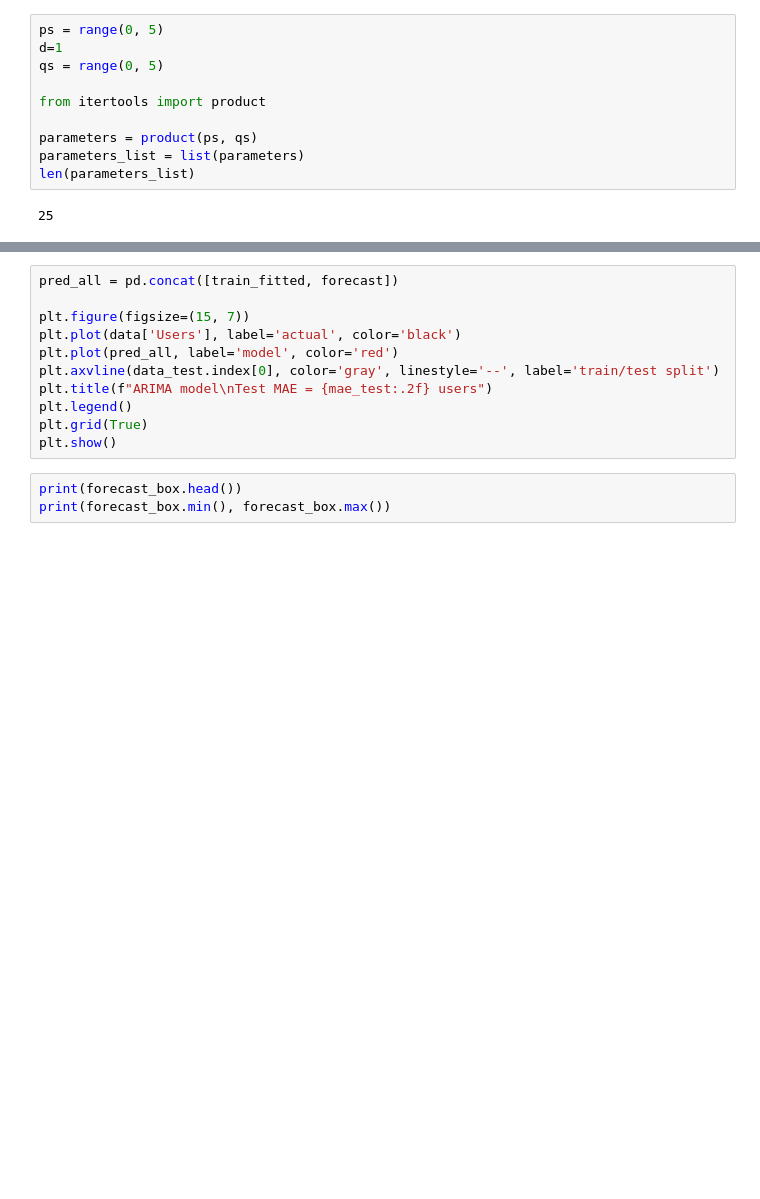
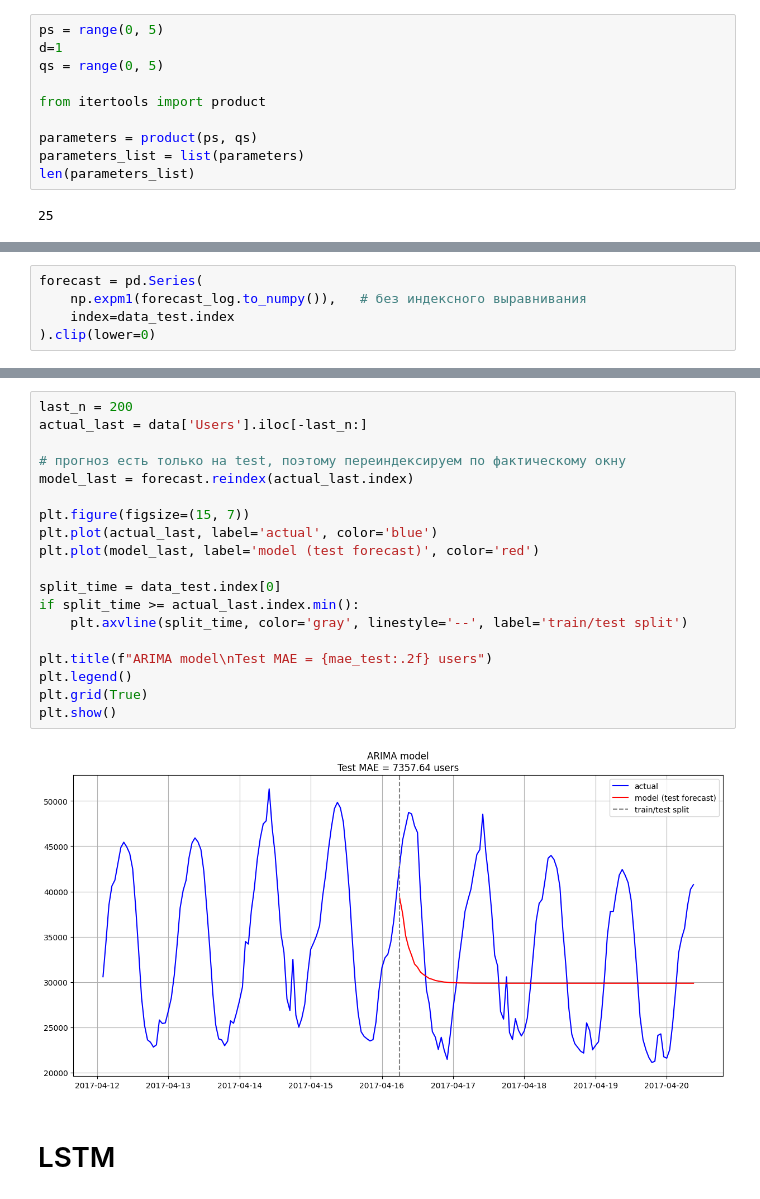
Before and after one commit to EmilBBbbbbbb/ARIMA_vs_LSTM, a Jupyter notebook: ARIMA_vs_LSTM.ipynb, the cells around one changed output, grey strips where cells are left out. Drawn from its saved outputs; the diff is of its cells as text; blank space fills up the shorter version.

Commit message:
lstm v.1

```diff
--- a/ARIMA_vs_LSTM.ipynb
+++ b/ARIMA_vs_LSTM.ipynb
@@ -226,0 +222,5 @@ NaN in forecast: 100
+# %%
+forecast = pd.Series(
+    np.expm1(forecast_log.to_numpy()),   # без индексного выравнивания
+    index=data_test.index
+).clip(lower=0)
@@ -232,14 +248,23 @@ ValueError: Input contains NaN.
 # %%
-pred_all = pd.concat([train_fitted, forecast])
+last_n = 200
+actual_last = data['Users'].iloc[-last_n:]
+
+# прогноз есть только на test, поэтому переиндексируем по фактическому окну
+model_last = forecast.reindex(actual_last.index)
 
 plt.figure(figsize=(15, 7))
-plt.plot(data['Users'], label='actual', color='black')
-plt.plot(pred_all, label='model', color='red')
-plt.axvline(data_test.index[0], color='gray', linestyle='--', label='train/test split')
+plt.plot(actual_last, label='actual', color='blue')
+plt.plot(model_last, label='model (test forecast)', color='red')
+
+split_time = data_test.index[0]
+if split_time >= actual_last.index.min():
+    plt.axvline(split_time, color='gray', linestyle='--', label='train/test split')
+
 plt.title(f"ARIMA model\nTest MAE = {mae_test:.2f} users")
 plt.legend()
 plt.grid(True)
 plt.show()
+# %% [output]
+[figure, added]
-# %%
-print(forecast_box.head())
-print(forecast_box.min(), forecast_box.max())
+# %% [markdown]
+# LSTM
```
Also changed, not shown: parts of 36 cells of this notebook.
